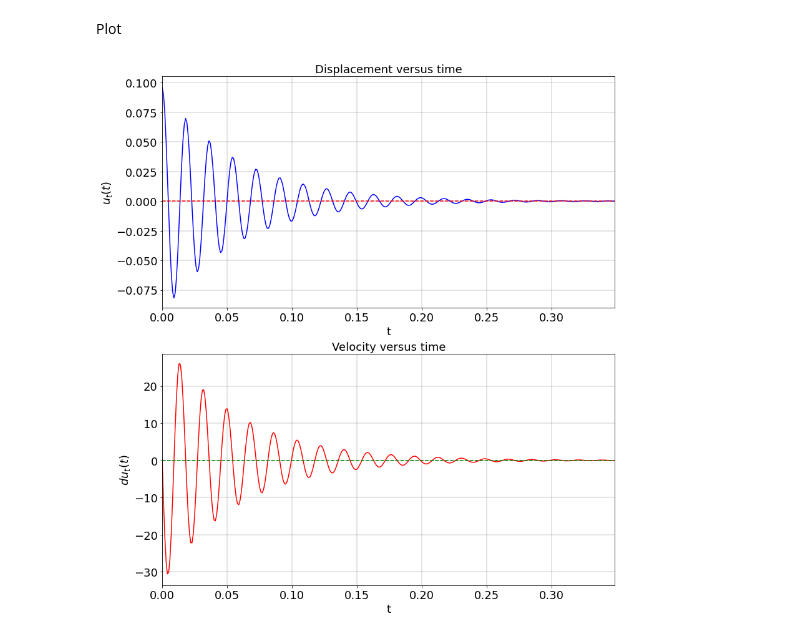
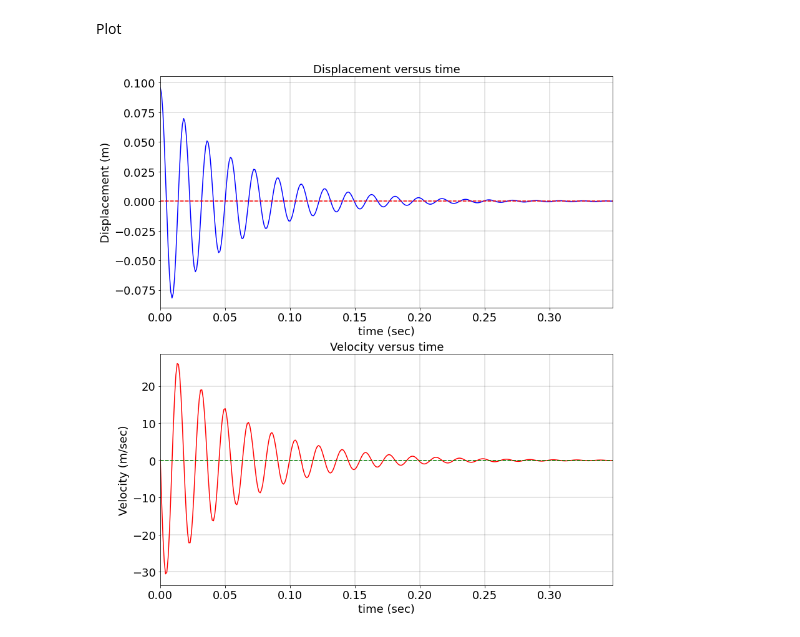
Before and after one commit to twakjira/Free-Vibration-Analysis, a Jupyter notebook: Free_Vibration_Assignment_2.ipynb, the cells around one changed output. Saved outputs shown, nothing was run; the diff lists cells and outputs as text; code cells hidden in the pictures.

```diff
--- a/Free_Vibration_Assignment_2.ipynb
+++ b/Free_Vibration_Assignment_2.ipynb
@@ -198,8 +200,9 @@ plt.rcParams['ytick.color'] = COLOR
 
 plt.subplot(2, 1, 1)
 plt.plot(t2, u2, c='b')
-plt.xlabel(r't', fontsize = fontsz)
-plt.ylabel(r'$u_{t} (t)$', fontsize = fontsz)
+plt.xlabel(r'time (sec)', fontsize = fontsz)
+# plt.ylabel(r'$u_{t} (t)$', fontsize = fontsz)
+plt.ylabel('Displacement (m)', fontsize = fontsz)
 plt.title('Displacement versus time', fontsize=fontsz)
 
 x = [0, lm]
@@ -209,33 +212,34 @@ plt.plot(x, y, 'r--')
 # change axis limit
 axes = plt.gca()
 axes.set_xlim([0, lm])
 axes.set_ylim([1.1*np.min(u2), 1.1*np.max(u2)])
 
 plt.grid(b=True, which='major', axis='both', color='k', linestyle='-', linewidth=0.2)
 plt.grid(b=True, which='minor', axis='both', color='r', linestyle='--', linewidth=0.2)
 #-------------------------
 
 plt.subplot(2, 1, 2)
 plt.plot(t2, du2, c='r')
-plt.xlabel(r't', fontsize = fontsz)
-plt.ylabel(r'$du_{t} (t)$', fontsize = fontsz)
+plt.xlabel(r'time (sec)', fontsize = fontsz)
+# plt.ylabel(r'$du_{t} (t)$', fontsize = fontsz)
+plt.ylabel('Velocity (m/sec)', fontsize = fontsz)
 plt.title('Velocity versus time', fontsize=fontsz)
 
 
 x = [0, lm]
 y = [0, 0]
 plt.plot(x, y, 'g--')
 # plt.plot(x, np.multiply(x, 0.8), 'k--')
 # plt.plot(x, np.multiply(x, 1.2), 'k--')
 
 # change axis limit
 axes = plt.gca()
 axes.set_xlim([0, lm])
 axes.set_ylim([1.1*np.min(du2), 1.1*np.max(du2)])
 
 plt.grid(b=True, which='major', axis='both', color='k', linestyle='-', linewidth=0.2)
 plt.grid(b=True, which='minor', axis='both', color='r', linestyle='--', linewidth=0.2)
 
 plt.show();
 # %% [output]
-[figure, old version]
+[figure, new version]
```
Also changed, not shown: parts of 1 cell of this notebook.
